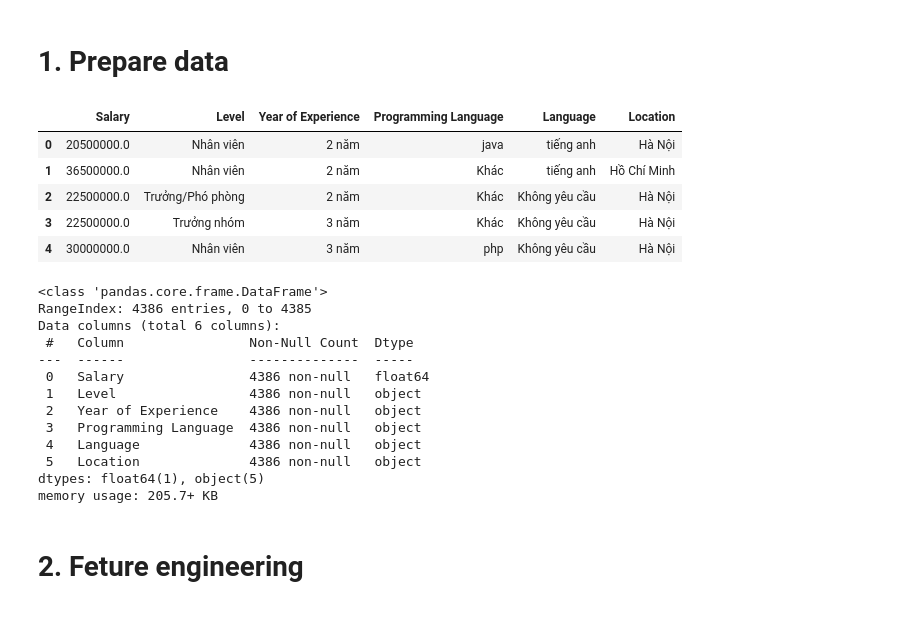
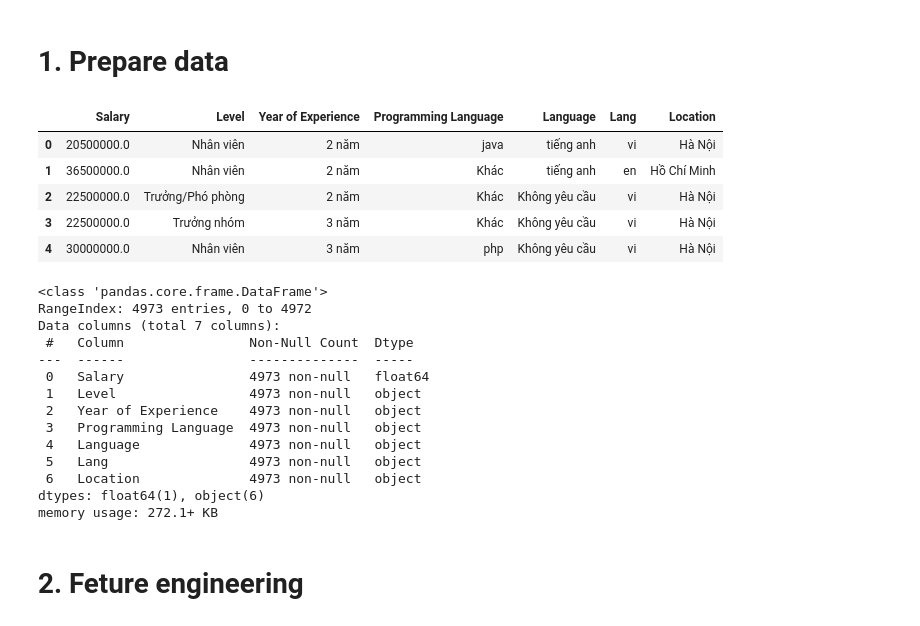
Before and after one commit to mxtruongplayboy/IT-salary-forecast-based-on-job-postings, a Jupyter notebook: src/Data-Science-Analysis.ipynb, the cells around one changed output. Cells and saved outputs as stored; diff of their text form; code cells hidden in the pictures.

```diff
--- a/src/Data-Science-Analysis.ipynb
+++ b/src/Data-Science-Analysis.ipynb
@@ -18,15 +18,15 @@ import numpy as np
 # 1. Prepare data
 # %%
 # jobs = pd.read_csv("../data/clean job_data_1905 have new salary handler.csv")
-jobs = pd.read_csv("../data/clean data all.csv")
+jobs = pd.read_csv("../data/clean combined.csv")
 jobs = jobs.drop(columns = ['Sex', 'Contract Type'])
-jobs_test = pd.read_csv("../data/clean data upto and mean.csv")
+jobs_test = pd.read_csv("../data/clean data not delete upto and mean test.csv")
 jobs_test = jobs_test.drop(columns = ['Sex', 'Contract Type'])
 jobs.head()
 # %% [output]
-|  | Salary | Level | Year of Experience | Programming Language | Language | Location |
-| 0 | 20500000.0 | Nhân viên | 2 năm | java | tiếng anh | Hà Nội |
-| 1 | 36500000.0 | Nhân viên | 2 năm | Khác | tiếng anh | Hồ Chí Minh |
-| 2 | 22500000.0 | Trưởng/Phó phòng | 2 năm | Khác | Không yêu cầu | Hà Nội |
-| 3 | 22500000.0 | Trưởng nhóm | 3 năm | Khác | Không yêu cầu | Hà Nội |
-| 4 | 30000000.0 | Nhân viên | 3 năm | php | Không yêu cầu | Hà Nội |
+|  | Salary | Level | Year of Experience | Programming Language | Language | Lang | Location |
+| 0 | 20500000.0 | Nhân viên | 2 năm | java | tiếng anh | vi | Hà Nội |
+| 1 | 36500000.0 | Nhân viên | 2 năm | Khác | tiếng anh | en | Hồ Chí Minh |
+| 2 | 22500000.0 | Trưởng/Phó phòng | 2 năm | Khác | Không yêu cầu | vi | Hà Nội |
+| 3 | 22500000.0 | Trưởng nhóm | 3 năm | Khác | Không yêu cầu | vi | Hà Nội |
+| 4 | 30000000.0 | Nhân viên | 3 năm | php | Không yêu cầu | vi | Hà Nội |
@@ -36,18 +34,19 @@ jobs.head()
 jobs.info()
 # %% [output]
 <class 'pandas.core.frame.DataFrame'>
-RangeIndex: 4386 entries, 0 to 4385
-Data columns (total 6 columns):
+RangeIndex: 4973 entries, 0 to 4972
+Data columns (total 7 columns):
  #   Column                Non-Null Count  Dtype
 ---  ------                --------------  -----
- 0   Salary                4386 non-null   float64
- 1   Level                 4386 non-null   object
- 2   Year of Experience    4386 non-null   object
- 3   Programming Language  4386 non-null   object
- 4   Language              4386 non-null   object
- 5   Location              4386 non-null   object
-dtypes: float64(1), object(5)
-memory usage: 205.7+ KB
+ 0   Salary                4973 non-null   float64
+ 1   Level                 4973 non-null   object
+ 2   Year of Experience    4973 non-null   object
+ 3   Programming Language  4973 non-null   object
+ 4   Language              4973 non-null   object
+ 5   Lang                  4973 non-null   object
+ 6   Location              4973 non-null   object
+dtypes: float64(1), object(6)
+memory usage: 272.1+ KB
 # %% [markdown]
 # 2. Feture engineering
 # %% [markdown]
```
Also changed, not shown: parts of 29 cells of this notebook.
